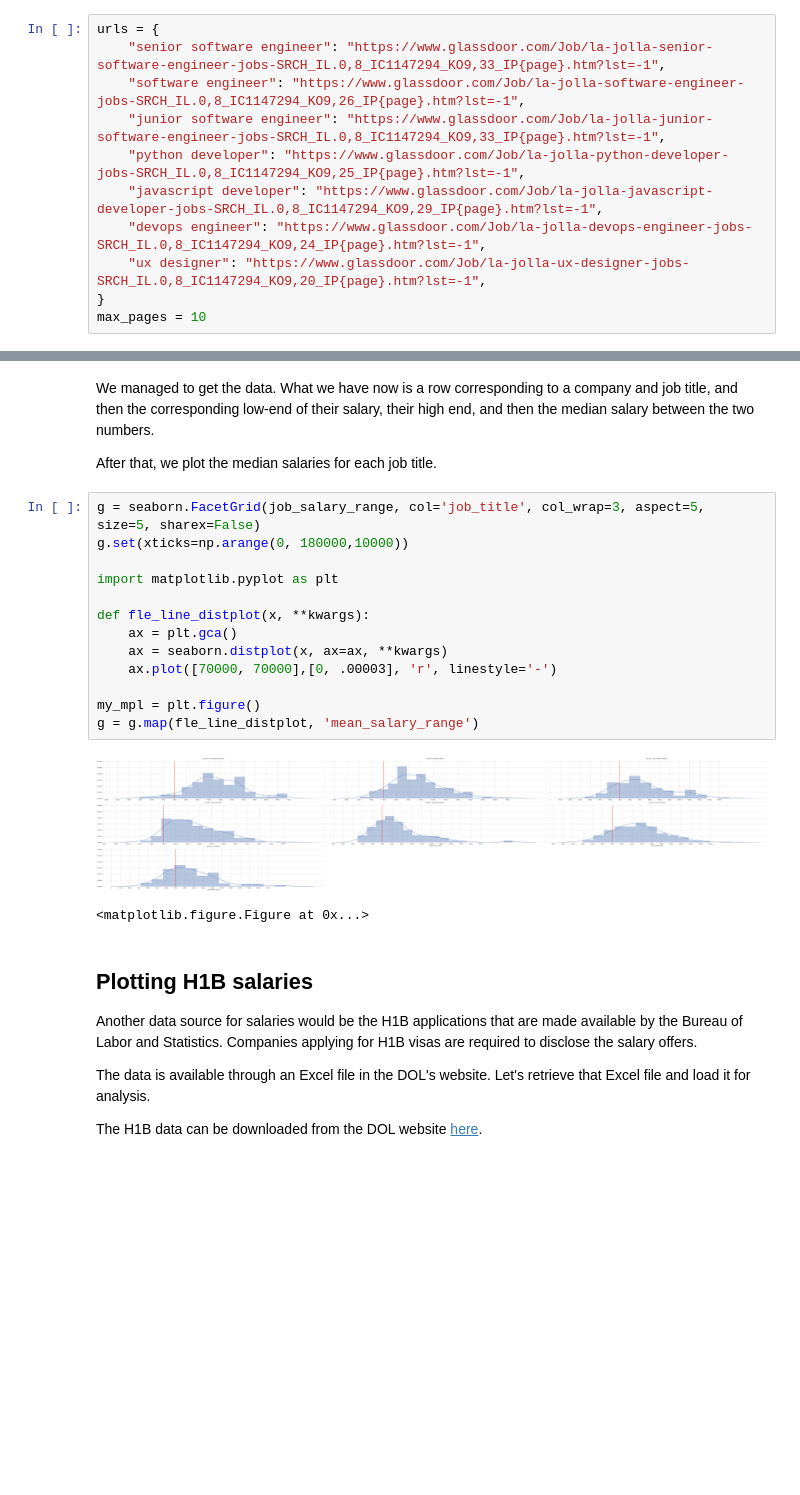
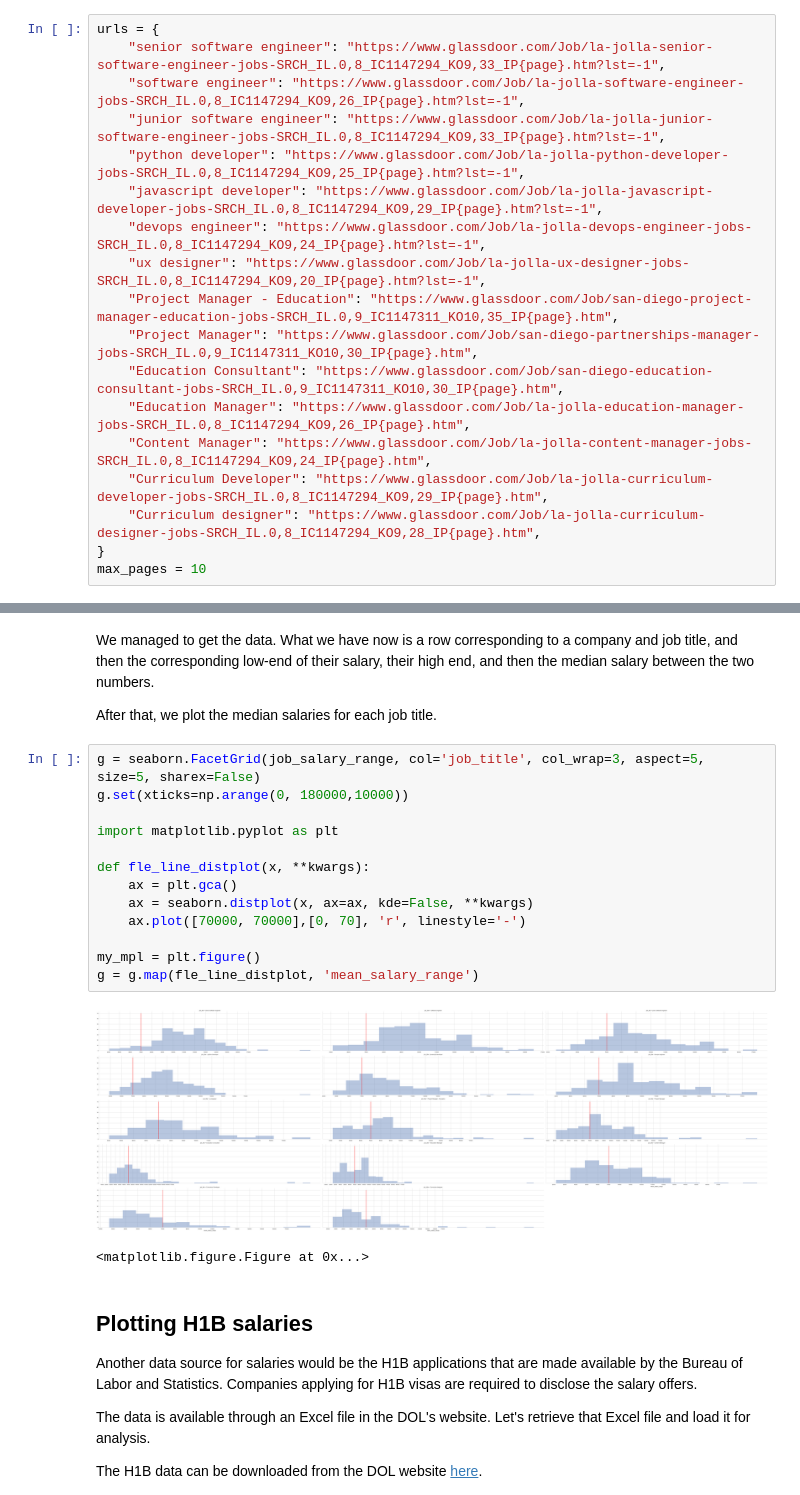
Before and after one commit to aronasorman/salary-medianer, a Jupyter notebook: san diego software salary research.ipynb, the cells around one changed output, grey strips where cells are left out. Saved outputs shown, nothing was run; the diff lists cells and outputs as text; blank space fills up the shorter version.

```diff
--- a/san diego software salary research.ipynb
+++ b/san diego software salary research.ipynb
@@ -64,6 +64,13 @@ urls = {
     "javascript developer": "https://www.glassdoor.com/Job/la-jolla-javascript-developer-jobs-SRCH_IL.0,8_IC1147294_KO9,29_IP{page}.htm?lst=-1",
     "devops engineer": "https://www.glassdoor.com/Job/la-jolla-devops-engineer-jobs-SRCH_IL.0,8_IC1147294_KO9,24_IP{page}.htm?lst=-1",
     "ux designer": "https://www.glassdoor.com/Job/la-jolla-ux-designer-jobs-SRCH_IL.0,8_IC1147294_KO9,20_IP{page}.htm?lst=-1",
+    "Project Manager - Education": "https://www.glassdoor.com/Job/san-diego-project-manager-education-jobs-SRCH_IL.0,9_IC1147311_KO10,35_IP{page}.htm",
+    "Project Manager": "https://www.glassdoor.com/Job/san-diego-partnerships-manager-jobs-SRCH_IL.0,9_IC1147311_KO10,30_IP{page}.htm",
+    "Education Consultant": "https://www.glassdoor.com/Job/san-diego-education-consultant-jobs-SRCH_IL.0,9_IC1147311_KO10,30_IP{page}.htm",
+    "Education Manager": "https://www.glassdoor.com/Job/la-jolla-education-manager-jobs-SRCH_IL.0,8_IC1147294_KO9,26_IP{page}.htm",
+    "Content Manager": "https://www.glassdoor.com/Job/la-jolla-content-manager-jobs-SRCH_IL.0,8_IC1147294_KO9,24_IP{page}.htm",
+    "Curriculum Developer": "https://www.glassdoor.com/Job/la-jolla-curriculum-developer-jobs-SRCH_IL.0,8_IC1147294_KO9,29_IP{page}.htm",
+    "Curriculum designer": "https://www.glassdoor.com/Job/la-jolla-curriculum-designer-jobs-SRCH_IL.0,8_IC1147294_KO9,28_IP{page}.htm",
 }
 max_pages = 10
 # %% [markdown]
@@ -112,18 +119,18 @@ After that, we plot the median salaries for each job title.
 # %%
 g = seaborn.FacetGrid(job_salary_range, col='job_title', col_wrap=3, aspect=5, size=5, sharex=False)
 g.set(xticks=np.arange(0, 180000,10000))
 
 import matplotlib.pyplot as plt
 
 def fle_line_distplot(x, **kwargs):
     ax = plt.gca()
-    ax = seaborn.distplot(x, ax=ax, **kwargs)
-    ax.plot([70000, 70000],[0, .00003], 'r', linestyle='-')
+    ax = seaborn.distplot(x, ax=ax, kde=False, **kwargs)
+    ax.plot([70000, 70000],[0, 70], 'r', linestyle='-')
 
 my_mpl = plt.figure()
 g = g.map(fle_line_distplot, 'mean_salary_range')
 # %% [output]
-[figure, old version]
+[figure, new version]
 <matplotlib.figure.Figure at 0x...>
 # %% [markdown]
 ## Plotting H1B salaries
```
Also changed, not shown: parts of 6 cells of this notebook, 2 other files.
